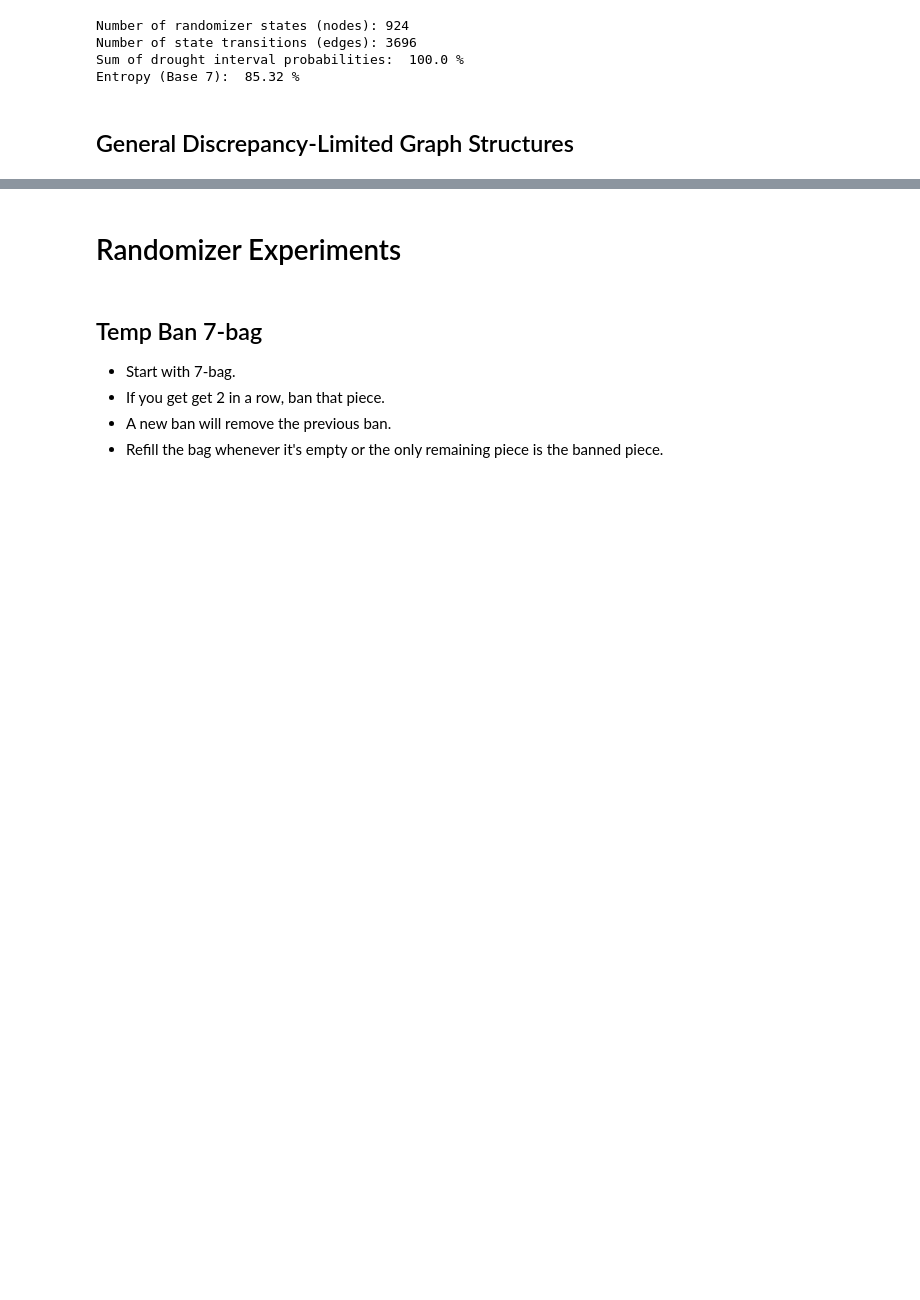
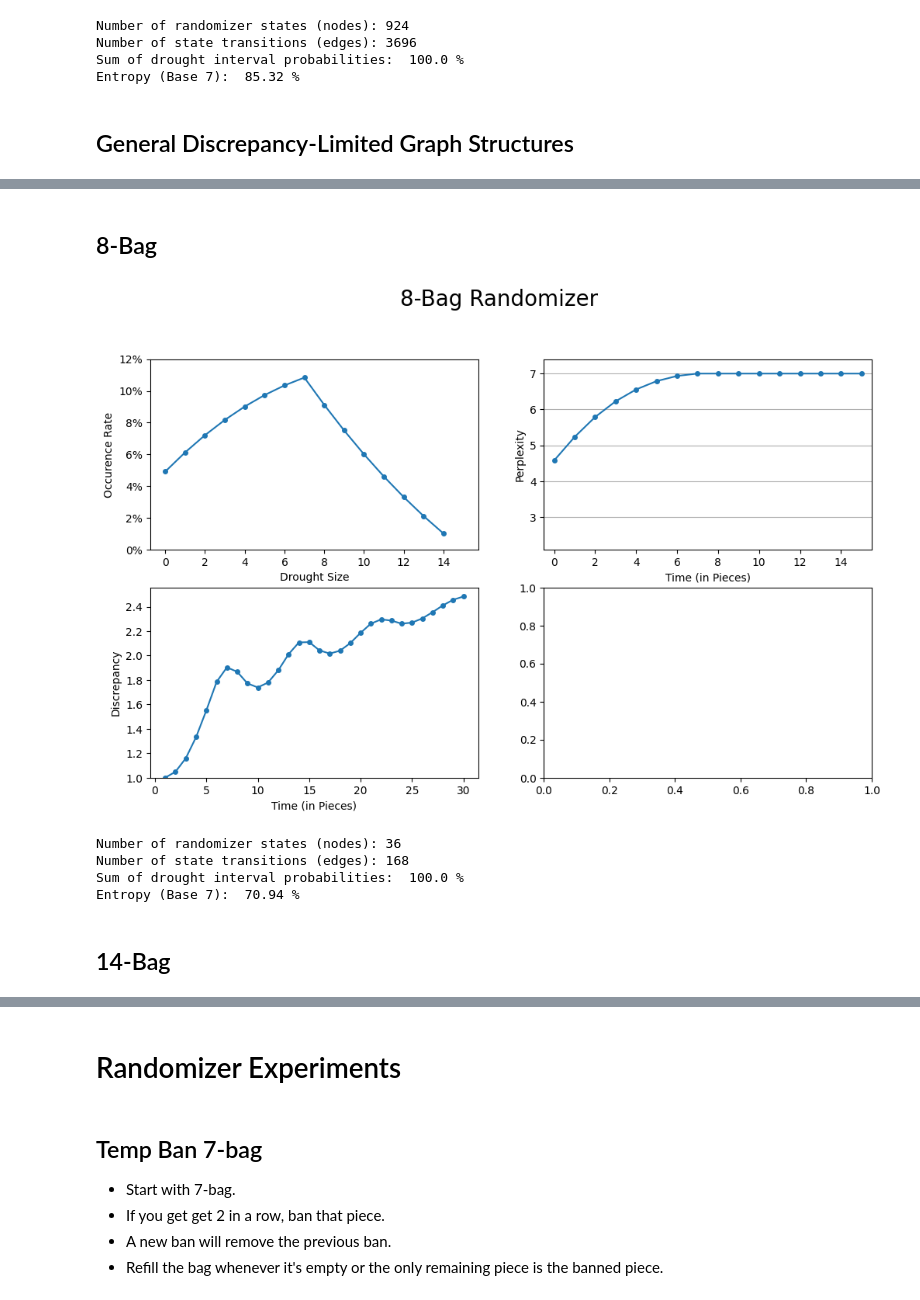
Before and after one commit to ericjtaylor/new_bags, a Jupyter notebook: new_bag.ipynb, the cells around one changed output, grey strips where cells are left out. Drawn from its saved outputs; the diff is of its cells as text; code cells hidden in the pictures; blank space fills up the shorter version.

```diff
--- a/new_bag.ipynb
+++ b/new_bag.ipynb
@@ -1152,0 +1156,13 @@ I'm not sure if it's possible to find examples in the other direction, with a mi
+# %% [markdown]
+## 8-Bag
+# %%
+B8 = custom_bag(rand = 1)
+rand_report(B8, "8-Bag")
+# %% [output]
+[figure, added]
+Number of randomizer states (nodes): 36
+Number of state transitions (edges): 168
+Sum of drought interval probabilities:  100.0 %
+Entropy (Base 7):  70.94 %
+# %% [markdown]
+## 14-Bag
```
Also changed, not shown: parts of 51 cells of this notebook.
